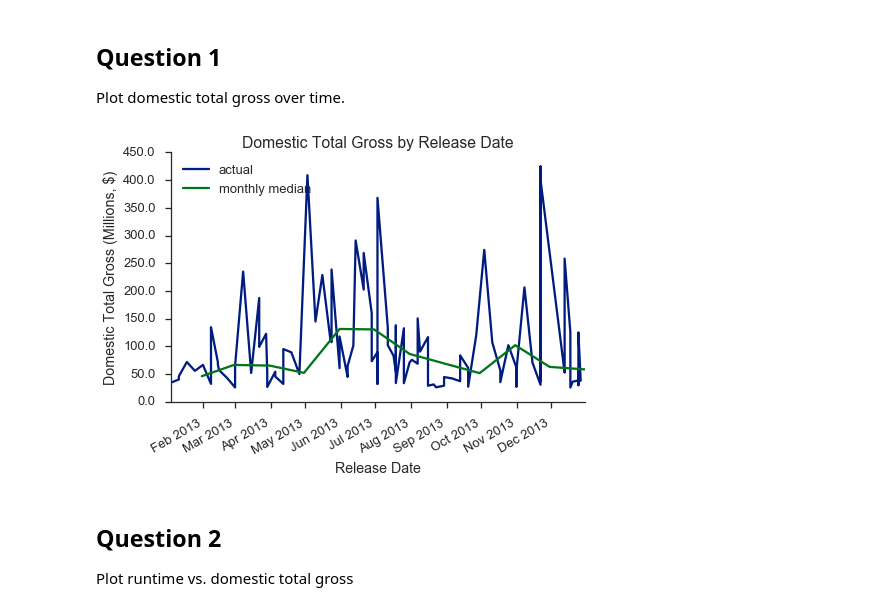
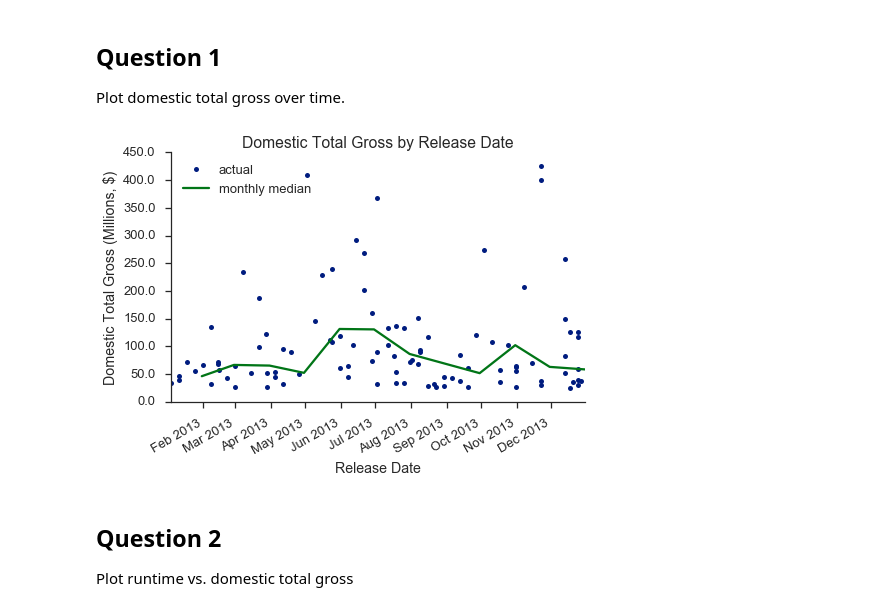
Before and after one commit to robinsones/dsp, a Jupyter notebook: challenges/submissions/02-luther1/michelle/Challenge_2.ipynb, the cells around one changed output. Cells and saved outputs as stored; diff of their text form; code cells hidden in the pictures.

```diff
--- a/challenges/submissions/02-luther1/michelle/Challenge_2.ipynb
+++ b/challenges/submissions/02-luther1/michelle/Challenge_2.ipynb
@@ -43,25 +54,26 @@ resampled_data = (data[['ReleaseDate', 'DomesticTotalGross']]
 # %%
 def scale_ticklabels(x, p):
     return "%.1f" % (x / (10 ** scale_pow))
 
 ax = data.plot('ReleaseDate', 'DomesticTotalGross',
-               kind='line', figsize=(7,5), label='actual')
+               kind='line', marker='o', ls='', ms=5,
+               figsize=(7,5), label='actual')
 ax = resampled_data.reset_index().plot('ReleaseDate','DomesticTotalGross',
                                        kind='line',
                                        label='monthly median', ax=ax)
 ax.legend(loc=0)
 ax.set_xlabel('Release Date')
 
 scale_pow = 6
 ax.get_yaxis().set_major_formatter(FuncFormatter(scale_ticklabels))
 ax.set_ylabel('Domestic Total Gross (Millions, $)')
 
 ax.set_title('Domestic Total Gross by Release Date')
 
 plt.tight_layout()
 sns.despine()
 # %% [output]
-[figure, old version]
+[figure, new version]
 # %% [markdown]
 ## Question 2
 
```
Also changed, not shown: parts of 6 cells of this notebook.
